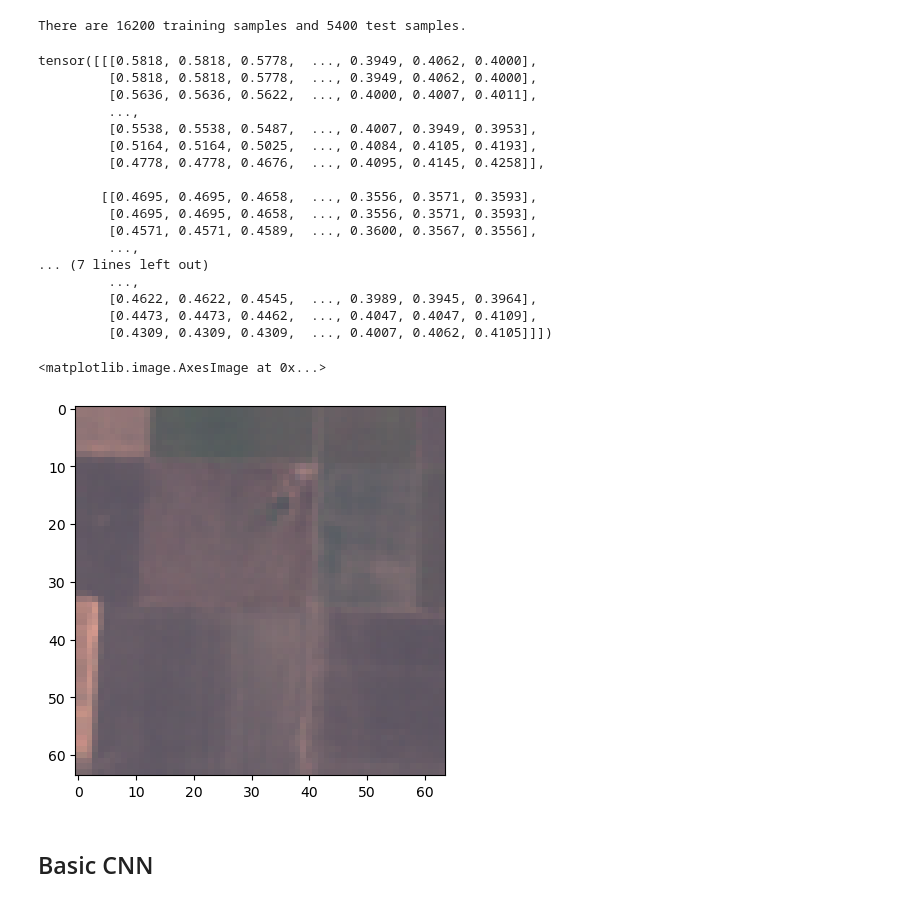
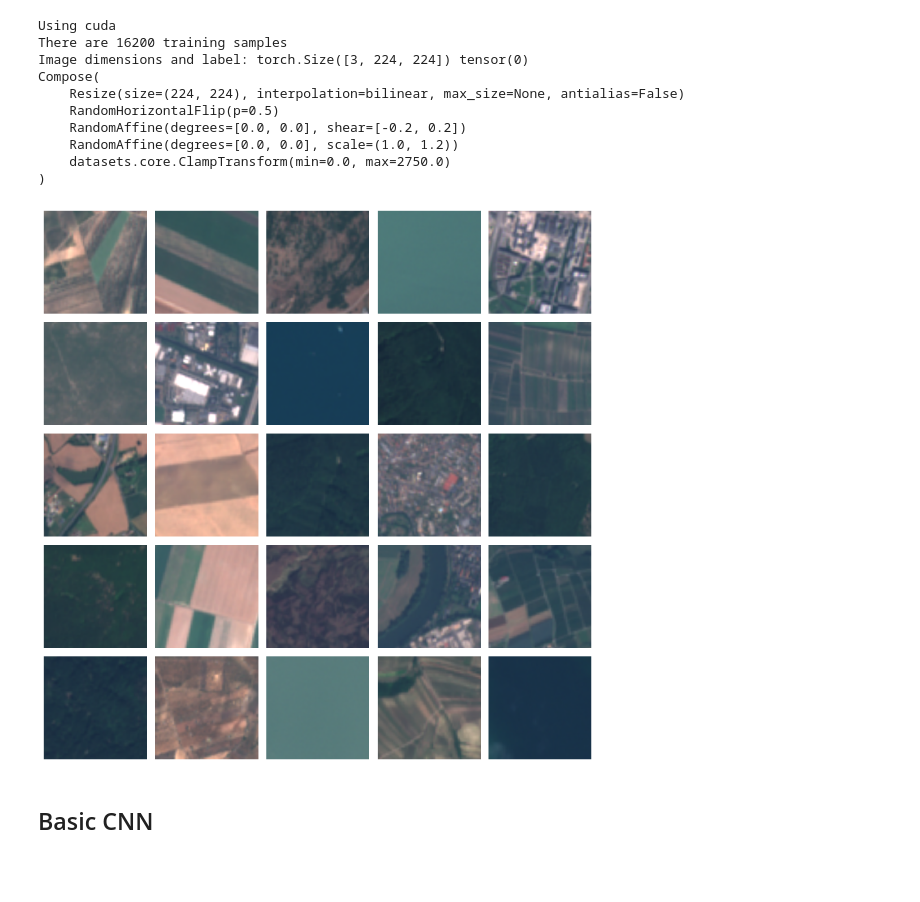
Before and after one commit to tameTNT/evaluating-xai-remote-sensing, a Jupyter notebook: basic_classification.ipynb, the cells around one changed output. Drawn from its saved outputs; the diff is of its cells as text; code cells hidden in the pictures; blank space fills up the shorter version.

```diff
--- a/basic_classification.ipynb
+++ b/basic_classification.ipynb
@@ -22,31 +0,0 @@ resize_transform = datasets.core.tensor_dict_transform_wrapper(transforms.Compos
-# %%
-eurosat_train_ds = datasets.eurosat.get_dataset("train", transforms=resize_transform)
-eurosat_test_ds = datasets.eurosat.get_dataset("test", transforms=resize_transform)
-print(f"There are {len(eurosat_train_ds)} training samples and {len(eurosat_test_ds)} test samples.")
-# %% [output]
-There are 16200 training samples and 5400 test samples.
-# %%
-eurosat_train_ds[0]["image"]
-# %% [output]
-tensor([[[0.5818, 0.5818, 0.5778,  ..., 0.3949, 0.4062, 0.4000],
-         [0.5818, 0.5818, 0.5778,  ..., 0.3949, 0.4062, 0.4000],
-         [0.5636, 0.5636, 0.5622,  ..., 0.4000, 0.4007, 0.4011],
-         ...,
-         [0.5538, 0.5538, 0.5487,  ..., 0.4007, 0.3949, 0.3953],
-         [0.5164, 0.5164, 0.5025,  ..., 0.4084, 0.4105, 0.4193],
-         [0.4778, 0.4778, 0.4676,  ..., 0.4095, 0.4145, 0.4258]],
-
-        [[0.4695, 0.4695, 0.4658,  ..., 0.3556, 0.3571, 0.3593],
-         [0.4695, 0.4695, 0.4658,  ..., 0.3556, 0.3571, 0.3593],
-         [0.4571, 0.4571, 0.4589,  ..., 0.3600, 0.3567, 0.3556],
-         ...,
-... (7 lines left out)
-         ...,
-         [0.4622, 0.4622, 0.4545,  ..., 0.3989, 0.3945, 0.3964],
-         [0.4473, 0.4473, 0.4462,  ..., 0.4047, 0.4047, 0.4109],
-         [0.4309, 0.4309, 0.4309,  ..., 0.4007, 0.4062, 0.4105]]])
-# %%
-plt.imshow(einops.rearrange(eurosat_train_ds[0]["image"], "c h w -> h w c"))
-# %% [output]
-<matplotlib.image.AxesImage at 0x...>
-[figure, removed]
@@ -53,2 +18,50 @@ plt.imshow(einops.rearrange(eurosat_train_ds[0]["image"], "c h w -> h w c"))
+# %%
+device = torch.device("cuda" if torch.cuda.is_available() else "cpu")
+print(f"Using {device}")
+
+base_transforms = transforms.Compose([
+    transforms.Resize((224, 224), antialias=False),  # Authors rescale images to 224x224
+    transforms.RandomHorizontalFlip(p=0.5),
+    transforms.RandomAffine(0, shear=0.2),  # Shear with range 0.2
+    transforms.RandomAffine(0, scale=(1., 1.2)),  # Zoom in with range 0.2
+    datasets.core.ClampTransform(input_min=0., input_max=2750.)  # Authors clamp from 0.-2750 but torchgeo uses 3000
+])
+wrapped_transforms = datasets.core.tensor_dict_transform_wrapper(base_transforms)
+
+test_transform = transforms.Compose([
+    transforms.Resize((224, 224), antialias=False),
+    datasets.core.ClampTransform(input_min=0., input_max=2750.)
+])
+wrapped_rescale_clamp_transform = datasets.core.tensor_dict_transform_wrapper(test_transform)
+
+eurosat_train_ds = datasets.eurosat.get_dataset("train", transforms=wrapped_transforms)
+eurosat_test_ds = datasets.eurosat.get_dataset("test", transforms=wrapped_rescale_clamp_transform)
+# eurosat_test_ds = datasets.eurosat.get_dataset("test", transforms=resize_transform)
+print(f"There are {len(eurosat_train_ds)} training samples")  # and {len(eurosat_test_ds)} test samples.")
+print("Image dimensions and label:", eurosat_train_ds[0]["image"].size(), eurosat_train_ds[0]["label"])
+
+print(base_transforms)
+
+# Display 25 random images from the dataset without border
+np.random.seed(42)
+random_indices = np.random.choice(len(eurosat_train_ds), size=25, replace=False)
+plt.figure(figsize=(10, 10), tight_layout=True)
+for i, idx in enumerate(random_indices):
+    ax = plt.subplot(5, 5, i + 1)
+    plt.subplots_adjust(wspace=0, hspace=0)
+    plt.imshow(einops.rearrange(eurosat_train_ds[idx]["image"], "c h w -> h w c"))
+    plt.axis("off")
+# %% [output]
+Using cuda
+There are 16200 training samples
+Image dimensions and label: torch.Size([3, 224, 224]) tensor(0)
+Compose(
+    Resize(size=(224, 224), interpolation=bilinear, max_size=None, antialias=False)
+    RandomHorizontalFlip(p=0.5)
+    RandomAffine(degrees=[0.0, 0.0], shear=[-0.2, 0.2])
+    RandomAffine(degrees=[0.0, 0.0], scale=(1.0, 1.2))
+    datasets.core.ClampTransform(min=0.0, max=2750.0)
+)
+[figure, added]
 # %% [markdown]
 ## Basic CNN
```
Also changed, not shown: parts of 20 cells of this notebook, 4 other files.
